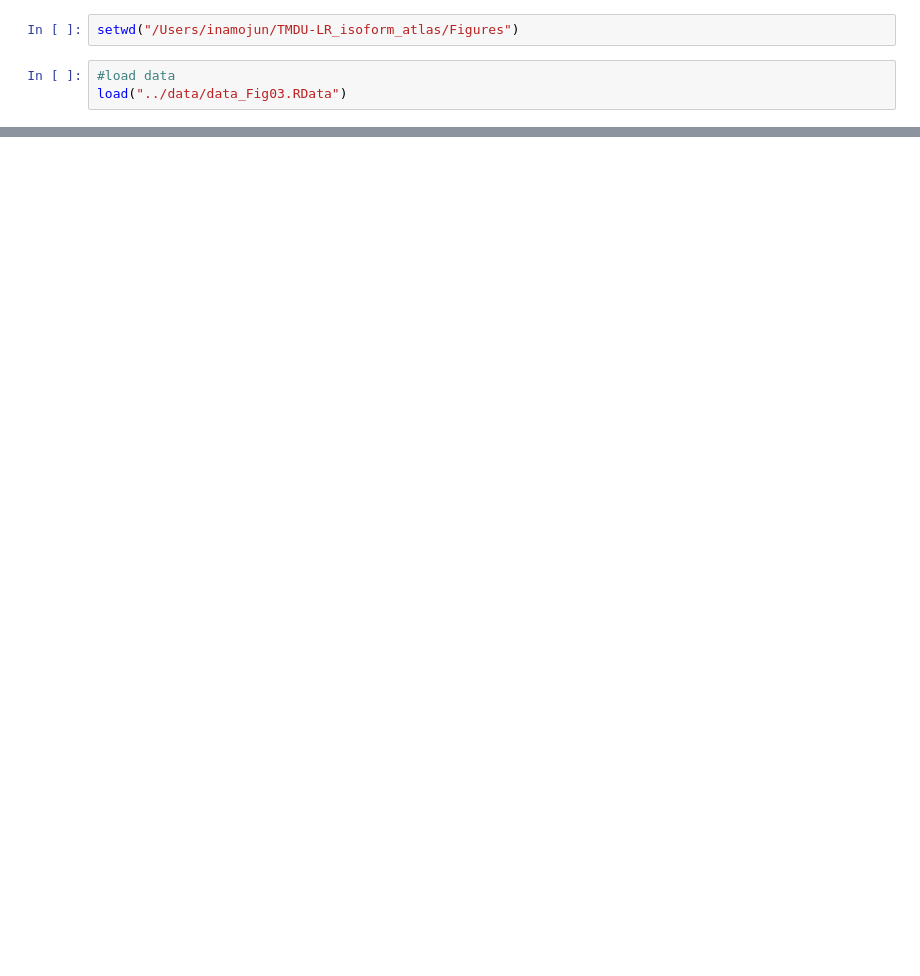
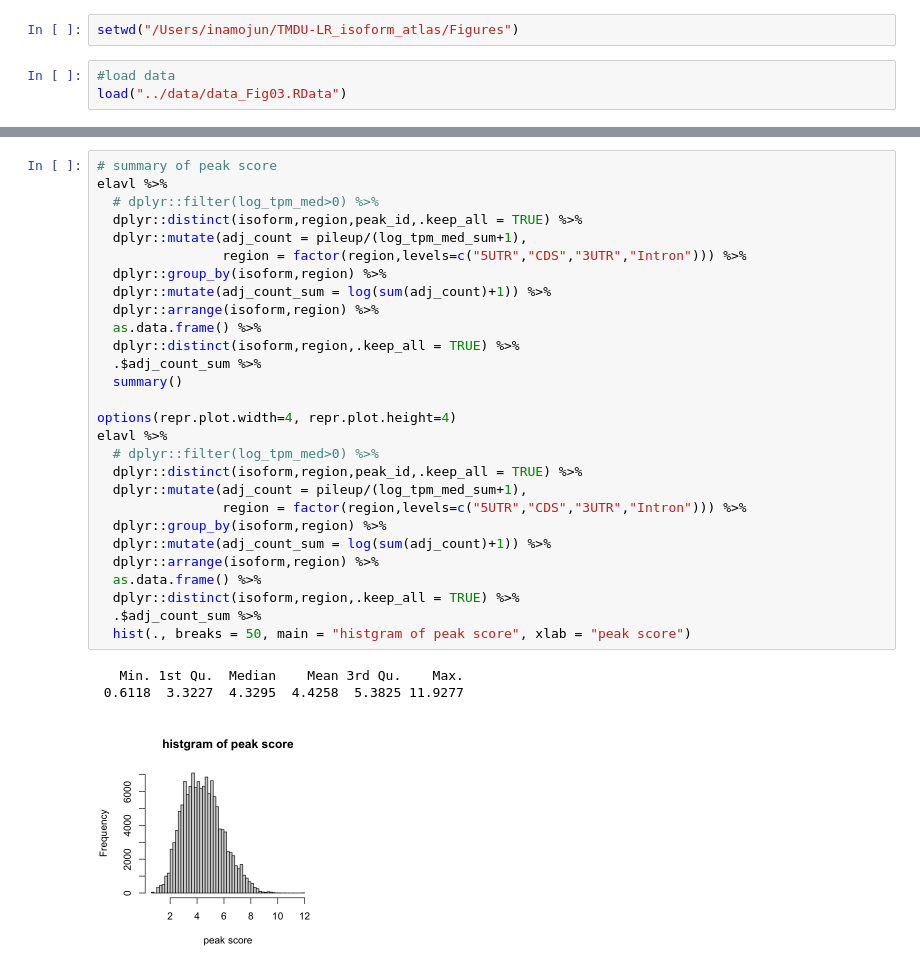
Before and after one commit to juninamo/TRAILS, a Jupyter notebook: Figures/Figure3.ipynb, the cells around one changed output, grey strips where cells are left out. Saved outputs shown, nothing was run; the diff lists cells and outputs as text; blank space fills up the shorter version.

```diff
--- a/Figures/Figure3.ipynb
+++ b/Figures/Figure3.ipynb
@@ -252,0 +379,32 @@ Warning message:
+# %%
+# summary of peak score
+elavl %>%
+  # dplyr::filter(log_tpm_med>0) %>%
+  dplyr::distinct(isoform,region,peak_id,.keep_all = TRUE) %>%
+  dplyr::mutate(adj_count = pileup/(log_tpm_med_sum+1),
+                region = factor(region,levels=c("5UTR","CDS","3UTR","Intron"))) %>%
+  dplyr::group_by(isoform,region) %>%
+  dplyr::mutate(adj_count_sum = log(sum(adj_count)+1)) %>%
+  dplyr::arrange(isoform,region) %>%
+  as.data.frame() %>%
+  dplyr::distinct(isoform,region,.keep_all = TRUE) %>%
+  .$adj_count_sum %>%
+  summary()
+
+options(repr.plot.width=4, repr.plot.height=4)
+elavl %>%
+  # dplyr::filter(log_tpm_med>0) %>%
+  dplyr::distinct(isoform,region,peak_id,.keep_all = TRUE) %>%
+  dplyr::mutate(adj_count = pileup/(log_tpm_med_sum+1),
+                region = factor(region,levels=c("5UTR","CDS","3UTR","Intron"))) %>%
+  dplyr::group_by(isoform,region) %>%
+  dplyr::mutate(adj_count_sum = log(sum(adj_count)+1)) %>%
+  dplyr::arrange(isoform,region) %>%
+  as.data.frame() %>%
+  dplyr::distinct(isoform,region,.keep_all = TRUE) %>%
+  .$adj_count_sum %>%
+  hist(., breaks = 50, main = "histgram of peak score", xlab = "peak score")
+# %% [output]
+   Min. 1st Qu.  Median    Mean 3rd Qu.    Max.
+ 0.6118  3.3227  4.3295  4.4258  5.3825 11.9277
+[figure, added]
```
Also changed, not shown: parts of 21 cells of this notebook, 13 other files.
